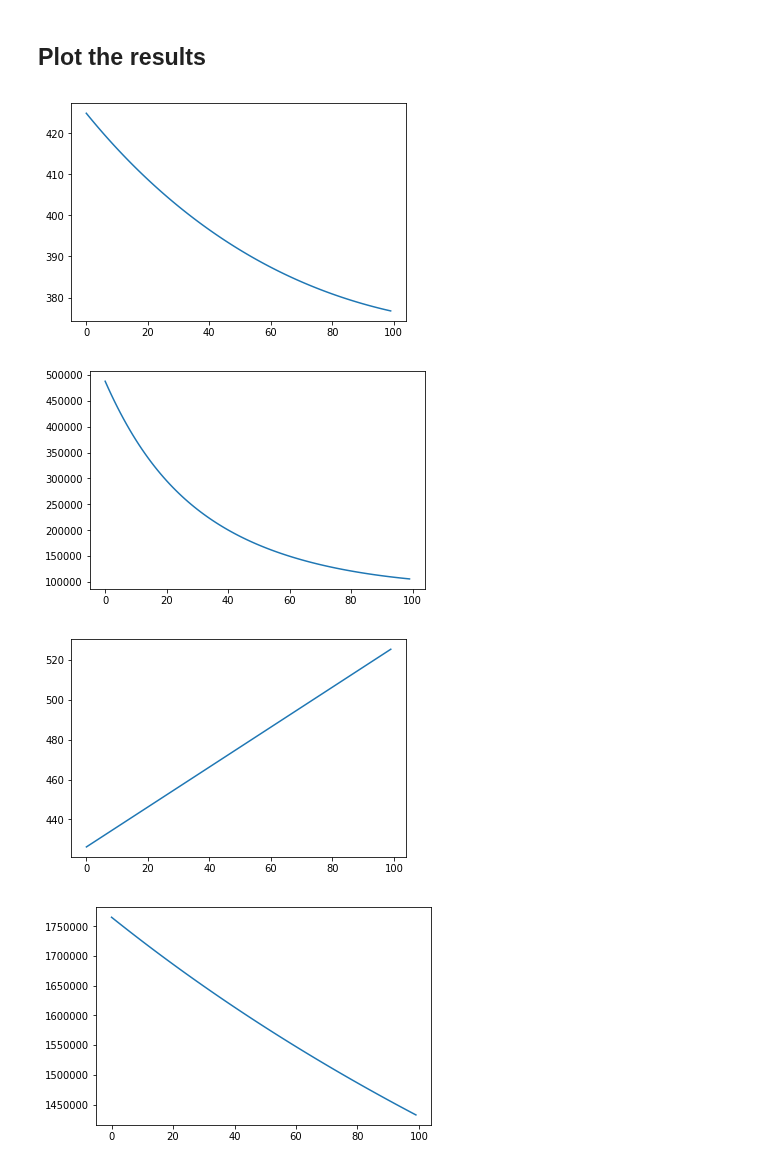
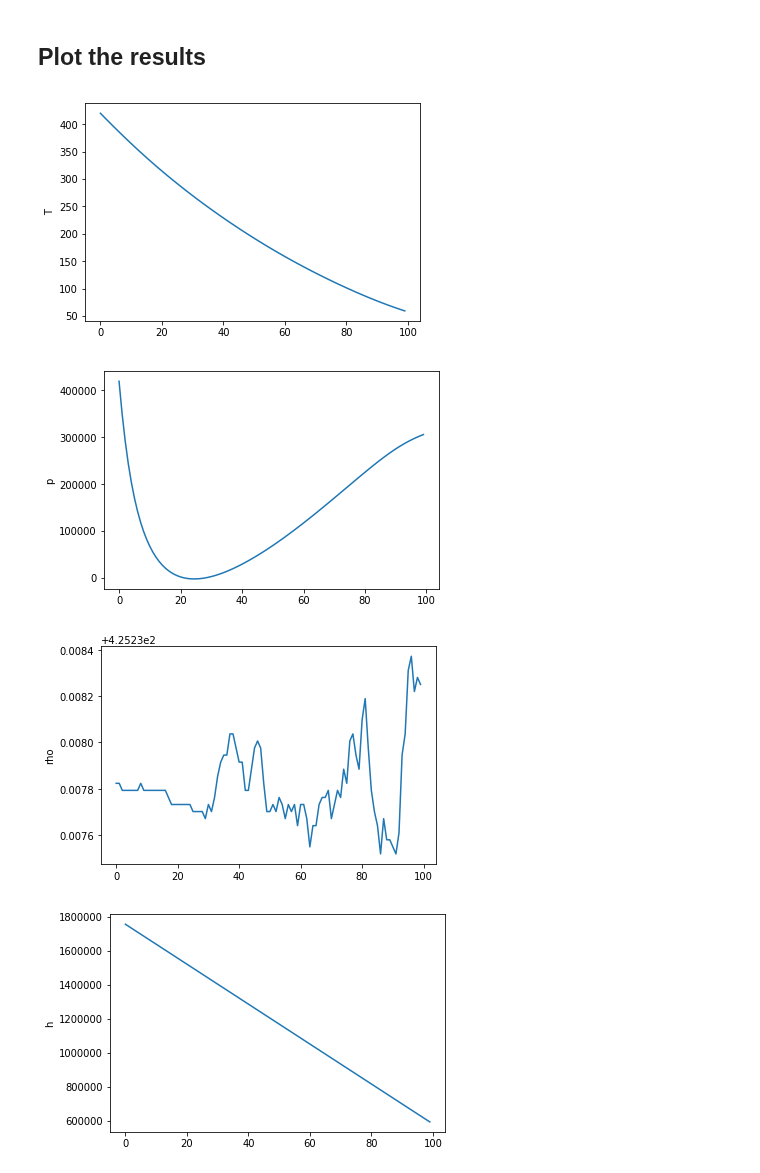
Before and after one commit to afqueiruga/LatentPrimaries, a Jupyter notebook: dae_solving.ipynb, the cells around one changed output. Cells and saved outputs as stored; diff of their text form; code cells hidden in the pictures.

Commit message:
Making some graphs.

```diff
--- a/dae_solving.ipynb
+++ b/dae_solving.ipynb
@@ -49,7 +49,7 @@ array([[4.2578339e+02, 5.0161962e+05, 4.2523779e+02, 1.7693838e+06]],
 p_inf = tf.constant( 6.0e5)
 T_inf = tf.constant( 300.0)
 Dt = tf.constant(1.0)
-haii = 0.5
+haii = 1.0
 # %% [markdown]
 ## The Physics.
 # %%
@@ -58,7 +58,7 @@ def m_and_r(x):
     T,p,rho,h=tf.split(x,4,axis=-1)
     m = tf.concat([rho,rho*h],axis=-1)
 #     rate = tf.concat([1.0*(p_inf-p), 0.0*(T_inf-T)],axis=-1)
-    rate = tf.concat([0*p+1.0, 0*T],axis=-1)
+    rate = tf.concat([0*p, 0*T-5.0e6],axis=-1)
     return m,rate
 # %%
 m_i,r_i = m_and_r(o_s)
@@ -109,11 +114,13 @@ series_s = np.array(series_s)
 from matplotlib import pylab as plt
 %matplotlib inline
 # %%
-for i in range(4):
+legends=['T','p','rho','h']
+for i,name in enumerate(legends):
     plt.figure()
     plt.plot(series_s[:,i])
+    plt.ylabel(name)
 # %% [output]
-[figure, old version]
+[figure, new version]
-[figure, old version]
+[figure, new version]
-[figure, old version]
+[figure, new version]
-[figure, old version]
+[figure, new version]
```
Also changed, not shown: parts of 2 cells of this notebook.
